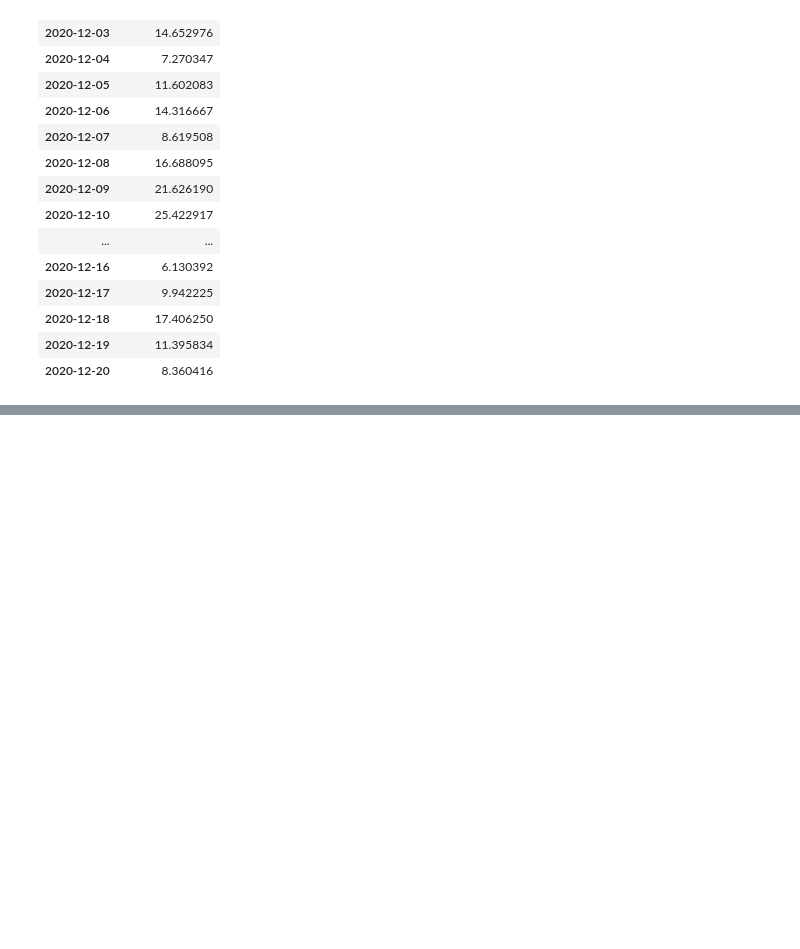
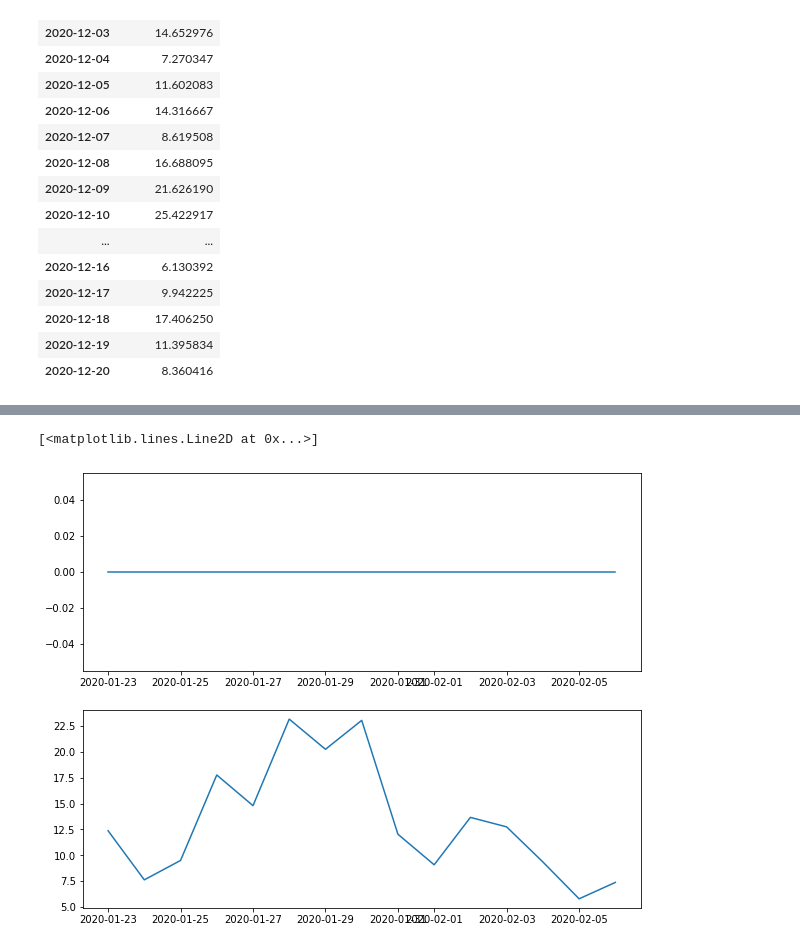
Before and after one commit to richstrouss/capstone, a Jupyter notebook: avk_data_investigation.ipynb, the cells around one changed output, grey strips where cells are left out. Cells and saved outputs as stored; diff of their text form; code cells hidden in the pictures; blank space fills up the shorter version.

```diff
--- a/avk_data_investigation.ipynb
+++ b/avk_data_investigation.ipynb
@@ -388,17 +392,0 @@ c_dates
-# %%
-# loading 1 county's covid data and processing it
-
-import math
-aldf = load_covid_by_fips('01073')
-# pickle loads numbers as floats; converting fips to int
-aldf['fips'] = aldf.apply(lambda row: math.floor(row['fips']), axis=1)
-
-# Making fips a string to match on other datasets with leading zero
-df2= aldf.astype({"fips":"int"}).astype({'fips':'string'})
-# adding leading zero where needed
-df2['fips'] = df2.apply(lambda row: stringify_fips(row), axis=1)
-
-#need daily change in cases to get the rolling delta of new infections
-df2 = set_daily_cases_deaths(df2)
-df2 = rolling_cases(df2)
-df2.index = pd.to_datetime(df.index, format="%Y/%m/%d")
@@ -532,0 +513,10 @@ cov_interval[['daily_new_cases','daily_new_deaths','weighted_cases']].plot()
+# %%
+# for each fips we want to examine we can call -> load_and_augment_fips('fips')
+no2_rolling_mean = no2df.groupby("fips")[['Arithmetic Mean']].rolling(window=3).mean()
+temp = no2_rolling_mean.groupby("fips").idxmax()
+# %%
+first_case_date = pd.Timestamp('2020-1-20')
+ex_dict = {}
+for artup in temp.values:
+    tup = artup[0]
+    ex_dict[tup[0]] = tup[1]
@@ -532,0 +558,13 @@ cov_interval[['daily_new_cases','daily_new_deaths','weighted_cases']].plot()
+# %%
+tfip = "01073"
+center_date = ex_dict[tfip]
+covdf2 = load_and_augment_fips(tfip)
+fig, axs = plt.subplots(2,1,figsize =(10,8) )
+no2_vals = no2df[no2df['fips'] == tfip].loc[center_date - offset:center_date+offset]["Arithmetic Mean"]
+cov_interval = covdf2.loc[center_date - offset:center_date+offset]
+
+axs[0].plot(cov_interval['daily_new_cases'])
+axs[1].plot(no2_vals)
+# %% [output]
+[<matplotlib.lines.Line2D at 0x...>]
+[figure, added]
```
Also changed, not shown: parts of 38 cells of this notebook.
